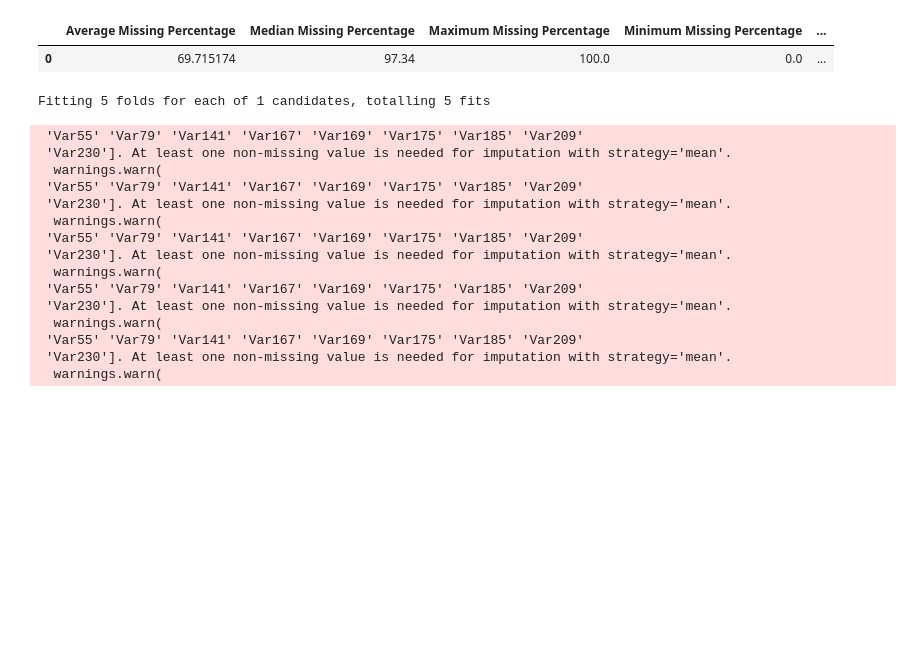
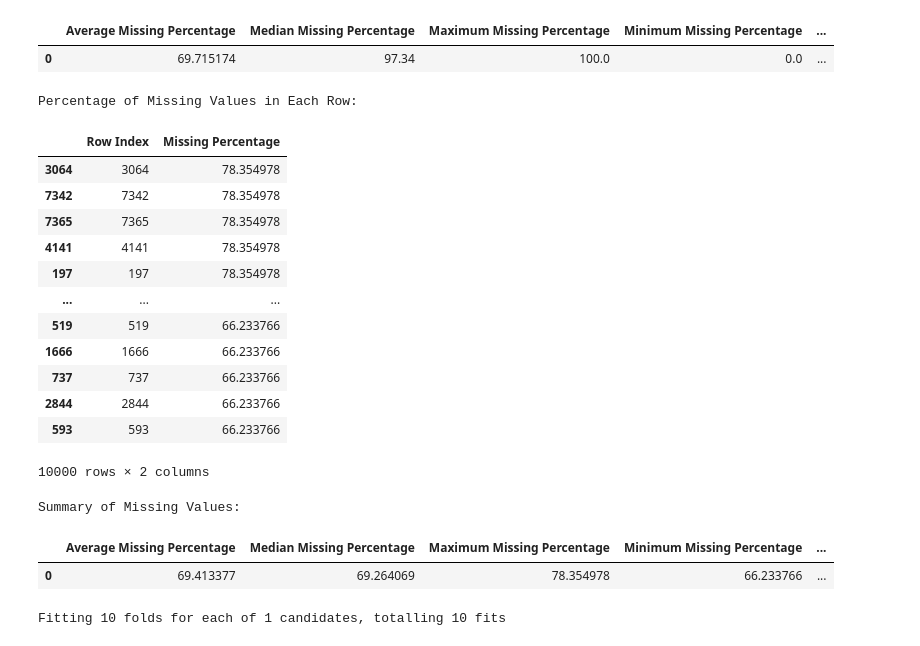
Before and after one commit to DeadNord/customer_churn_classification, a Jupyter notebook: SLChurnClass.ipynb, the cells around one changed output. Cells and saved outputs as stored; diff of their text form; code cells hidden in the pictures; blank space fills up the shorter version.

```diff
--- a/SLChurnClass.ipynb
+++ b/SLChurnClass.ipynb
@@ -130,6 +117,26 @@ Percentage of Missing Values in Each Column:
 Summary of Missing Values:
 |  | Average Missing Percentage | Median Missing Percentage | Maximum Missing Percentage | Minimum Missing Percentage | ... |
 | 0 | 69.715174 | 97.34 | 100.0 | 0.0 | ... |
+# %%
+eda.missing_values_percentage_rows()
+# %% [output]
+Percentage of Missing Values in Each Row:
+|  | Row Index | Missing Percentage |
+| 3064 | 3064 | 78.354978 |
+| 7342 | 7342 | 78.354978 |
+| 7365 | 7365 | 78.354978 |
+| 4141 | 4141 | 78.354978 |
+| 197 | 197 | 78.354978 |
+| ... | ... | ... |
+| 519 | 519 | 66.233766 |
+| 1666 | 1666 | 66.233766 |
+| 737 | 737 | 66.233766 |
+| 2844 | 2844 | 66.233766 |
+| 593 | 593 | 66.233766 |
+10000 rows × 2 columns
+Summary of Missing Values:
+|  | Average Missing Percentage | Median Missing Percentage | Maximum Missing Percentage | Minimum Missing Percentage | ... |
+| 0 | 69.413377 | 69.264069 | 78.354978 | 66.233766 | ... |
 # %%
 evaluator = SLModelEvaluator()
 # %%
@@ -292,27 +295,12 @@ model_trainer.train(
     model_pipelines,
     param_grids,
     scoring="balanced_accuracy",
-    cv=5,
+    cv=10,
     verbose=1,
     n_jobs=-1,
 )
 # %% [output]
-Fitting 5 folds for each of 1 candidates, totalling 5 fits
+Fitting 10 folds for each of 1 candidates, totalling 10 fits
- 'Var55' 'Var79' 'Var141' 'Var167' 'Var169' 'Var175' 'Var185' 'Var209'
- 'Var230']. At least one non-missing value is needed for imputation with strategy='mean'.
-  warnings.warn(
- 'Var55' 'Var79' 'Var141' 'Var167' 'Var169' 'Var175' 'Var185' 'Var209'
- 'Var230']. At least one non-missing value is needed for imputation with strategy='mean'.
-  warnings.warn(
- 'Var55' 'Var79' 'Var141' 'Var167' 'Var169' 'Var175' 'Var185' 'Var209'
- 'Var230']. At least one non-missing value is needed for imputation with strategy='mean'.
-  warnings.warn(
- 'Var55' 'Var79' 'Var141' 'Var167' 'Var169' 'Var175' 'Var185' 'Var209'
- 'Var230']. At least one non-missing value is needed for imputation with strategy='mean'.
-  warnings.warn(
- 'Var55' 'Var79' 'Var141' 'Var167' 'Var169' 'Var175' 'Var185' 'Var209'
- 'Var230']. At least one non-missing value is needed for imputation with strategy='mean'.
-  warnings.warn(
 # %%
 best_models = model_trainer.best_estimators
 best_params = model_trainer.best_params
```
Also changed, not shown: parts of 12 cells of this notebook, 2 other files.
